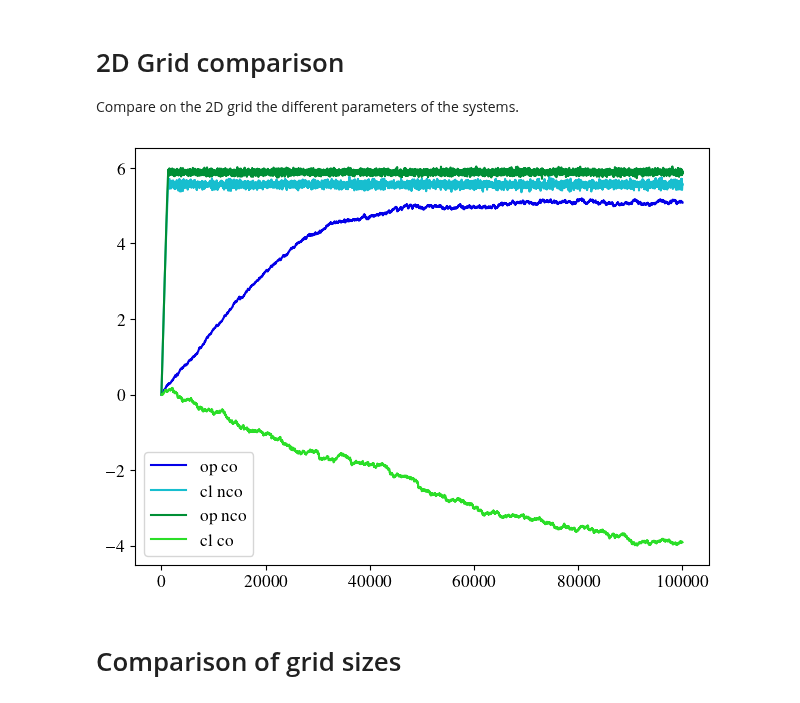
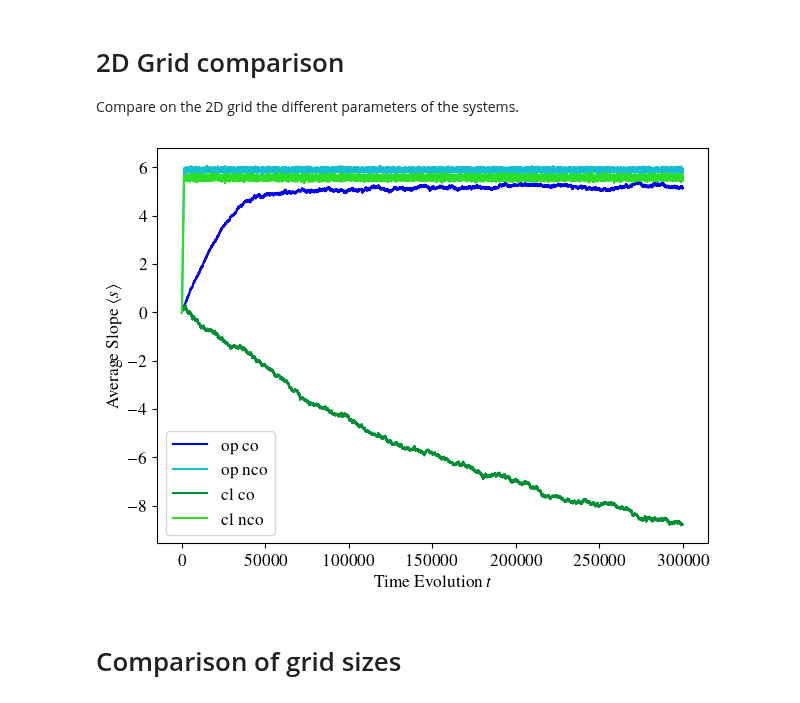
Before and after one commit to GabrielRemi/Sandpile, a Jupyter notebook: Code/analysis_2d.ipynb, the cells around one changed output. Saved outputs shown, nothing was run; the diff lists cells and outputs as text; code cells hidden in the pictures.

```diff
--- a/Code/analysis_2d.ipynb
+++ b/Code/analysis_2d.ipynb
@@ -25,21 +28,35 @@ Compare on the 2D grid the different parameters of the systems.
 # %%
 from pathlib import Path
 
 
-data_dirs = Path().cwd().joinpath("data").glob("d2_g20*")
+# data_dirs = Path().cwd().joinpath("data/2D").glob("d2_g20*")
+
+systems = [
+    Sandpile16Bit(2, 20, 7, True, True),
+    Sandpile16Bit(2, 20, 7, True, False),
+    Sandpile16Bit(2, 20, 7, False, True),
+    Sandpile16Bit(2, 20, 7, False, False)
+]
+labels = [
+    "op co",
+    "op nco",
+    "cl co",
+    "cl nco"
+]
 
 plt.figure("2d_bp_comparison")
-for data_dir in data_dirs:
-    # slope = np.load(data_dir/"data_0.slopes.npy")
-    params = get_short_params(get_system_params_from_name(data_dir.name))
-    b, p = params["boundary_condition"], params["perturbation"]
-    step, slope = load_slope_values((data_dir / "data_1.slopes.npy"))
-    draw_slope(slope, step, label=f"{b} {p}")
+for system, label in zip(systems, labels):
+    system.simulate(300_000)
+    # step, slope = load_slope_values((data_dir / "data_1.slopes.npy"))
+    s = system.get_average_slopes()
+    plt.plot(range(len(s)), s, label=label)
+plt.xlabel(r"Time Evolution $t$")
+plt.ylabel(r"Average Slope $\langle s \rangle$")
 
 plt.legend()
-plt.savefig(fig_dir / "2d_bp_comparison.png", bbox_inches="tight", dpi=300)
+plt.savefig(fig_dir / "2d_bp_comparison.png", bbox_inches="tight")
 # %% [output]
-[figure, old version]
+[figure, new version]
 # %% [markdown]
 # Comparison of grid sizes
 # %%
```
Also changed, not shown: parts of 4 cells of this notebook, 11 other files.
